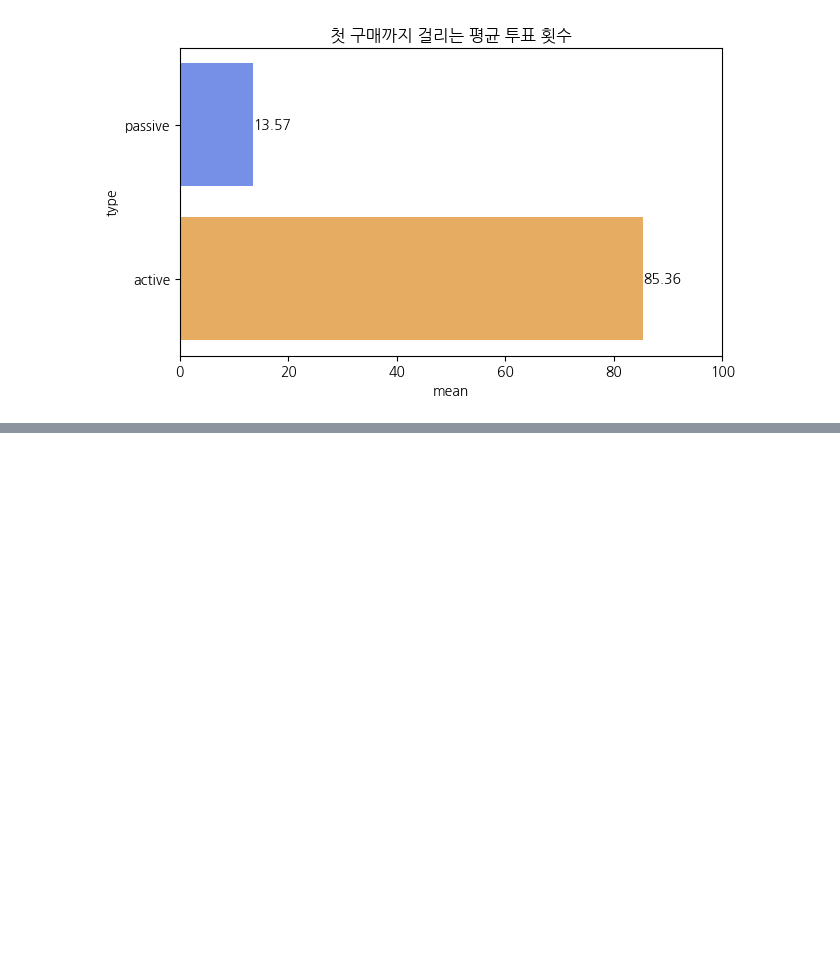
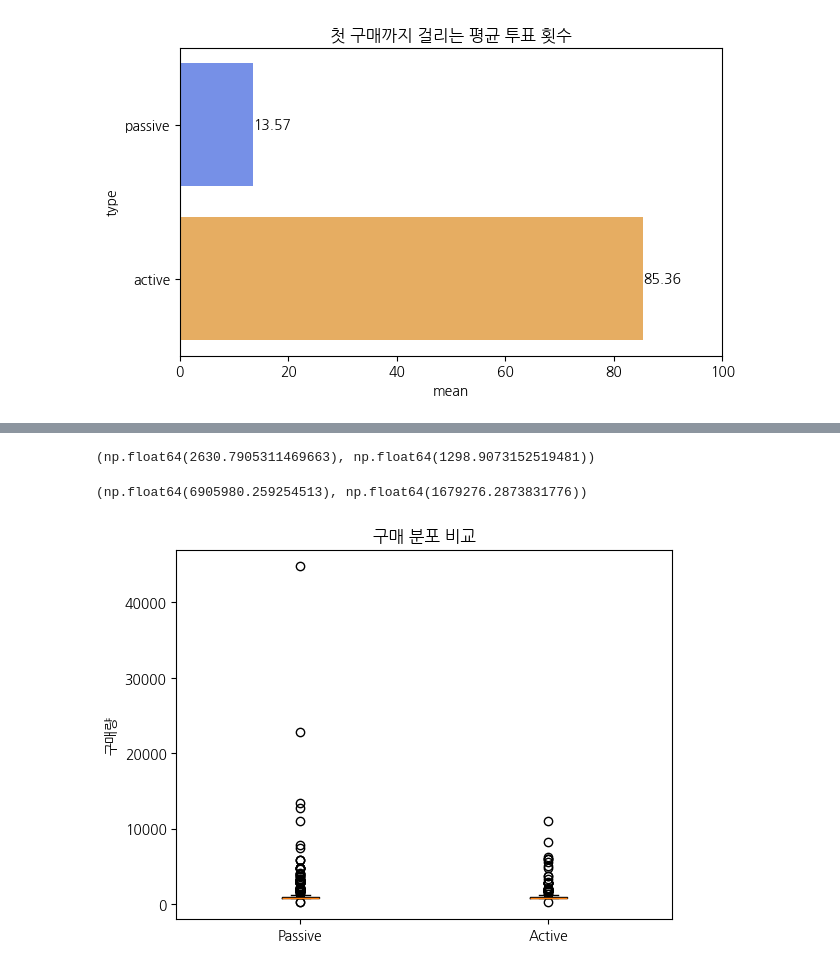
Before and after one commit to EtheriumArchive/Codeit_project, a Jupyter notebook: analysis_eunsu_v2.ipynb, the cells around one changed output, grey strips where cells are left out. Saved outputs shown, nothing was run; the diff lists cells and outputs as text; code cells hidden in the pictures; blank space fills up the shorter version.

```diff
--- a/analysis_eunsu_v2.ipynb
+++ b/analysis_eunsu_v2.ipynb
@@ -851,0 +1008,25 @@ plt.show()
+# %%
+# 타입 별 활동 간격 평균
+passive = passive_total_pay['total_pay_hearts']
+active = active_total_pay['total_pay_hearts']
+
+passive_statistic, passive_p_value = stats.shapiro(passive) # 정규성
+active_statistic, active_p_value = stats.shapiro(active) # 정규성
+levene_statistic, levene_p_value = stats.levene(passive, active) # 등분산
+
+alpha = 0.05
+
+# 정규성 검정
+# 표본 수가 크기 때문에 괜찮을 듯
+for p_value, type in zip([passive_p_value, active_p_value], ['passive', 'active']):
+    if p_value > alpha:
+        print(f'{type} 귀무가설 채택: 데이터는 정규분포를 따르는 것으로 보임 (p > 0.05)')
+    else:
+        print(f'{type} 귀무가설 기각: 데이터는 정규분포를 따르지 않는 것으로 보임 (p <= 0.05)')
+
+
+# 등분산 검정
+if levene_p_value > alpha:
+    print(f'등분산')
+else:
+    print(f'등분산 아님')
@@ -851,0 +1087,20 @@ plt.show()
+# %%
+# 표준편차가 매우 큼
+# 수동유저 중 일부 유저의 영향으로 평균이 상승했을 가능성
+# -> 집단 전반의 구매력 차이로 해석하기에는 한계가 있음
+passive.std(), active.std()
+# %% [output]
+(np.float64(2630.7905311469663), np.float64(1298.9073152519481))
+# %%
+np.var(passive), np.var(active)
+# %% [output]
+(np.float64(6905980.259254513), np.float64(1679276.2873831776))
+# %%
+plt.figure()
+plt.boxplot([passive, active])
+plt.xticks([1,2], ['Passive', 'Active'])
+plt.title("구매 분포 비교")
+plt.ylabel("구매량")
+plt.show()
+# %% [output]
+[figure, added]
```
Also changed, not shown: parts of 16 cells of this notebook.
